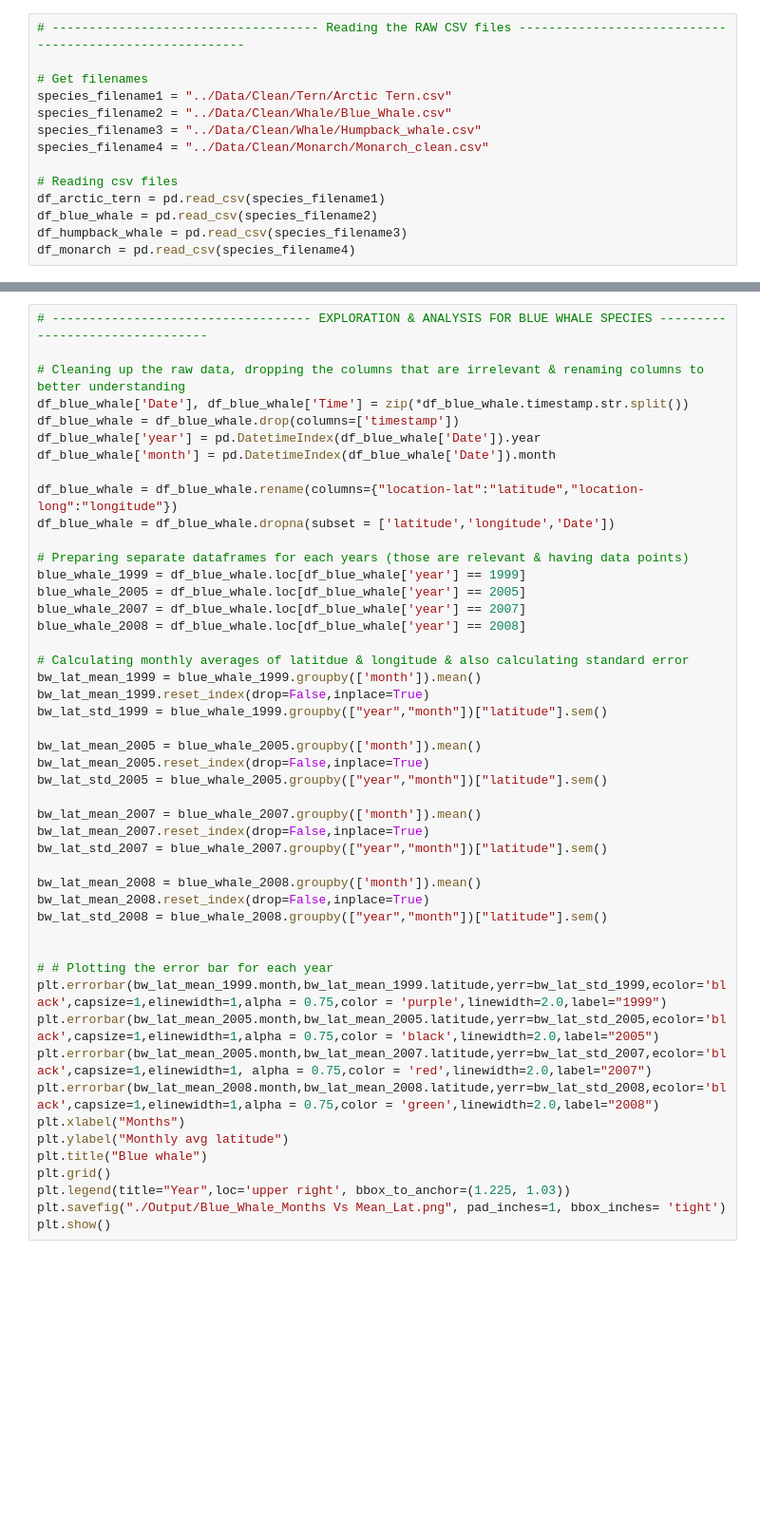
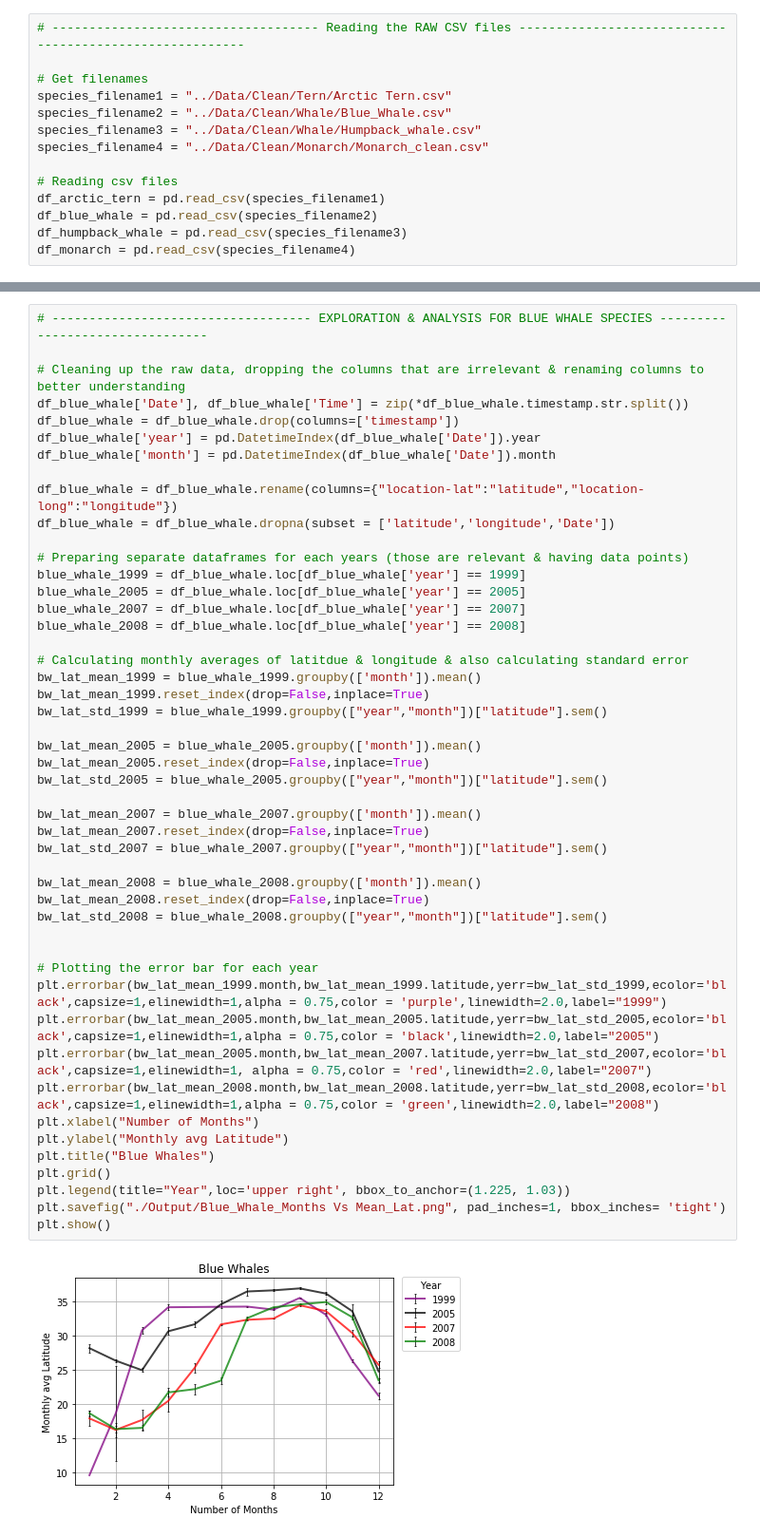
Before and after one commit to trivial-vector/Majick-Migration, a Jupyter notebook: Analysis/majick_migration.ipynb, the cells around one changed output, grey strips where cells are left out. Shown: that part at 95% size. Drawn from its saved outputs; the diff is of its cells as text; blank space fills up the shorter version.

```diff
--- a/Analysis/majick_migration.ipynb
+++ b/Analysis/majick_migration.ipynb
@@ -134,37 +157,39 @@ blue_whale_1999 = df_blue_whale.loc[df_blue_whale['year'] == 1999]
 blue_whale_2005 = df_blue_whale.loc[df_blue_whale['year'] == 2005]
 blue_whale_2007 = df_blue_whale.loc[df_blue_whale['year'] == 2007]
 blue_whale_2008 = df_blue_whale.loc[df_blue_whale['year'] == 2008]
 
 # Calculating monthly averages of latitdue & longitude & also calculating standard error
 bw_lat_mean_1999 = blue_whale_1999.groupby(['month']).mean()
 bw_lat_mean_1999.reset_index(drop=False,inplace=True)
 bw_lat_std_1999 = blue_whale_1999.groupby(["year","month"])["latitude"].sem()
 
 bw_lat_mean_2005 = blue_whale_2005.groupby(['month']).mean()
 bw_lat_mean_2005.reset_index(drop=False,inplace=True)
 bw_lat_std_2005 = blue_whale_2005.groupby(["year","month"])["latitude"].sem()
 
 bw_lat_mean_2007 = blue_whale_2007.groupby(['month']).mean()
 bw_lat_mean_2007.reset_index(drop=False,inplace=True)
 bw_lat_std_2007 = blue_whale_2007.groupby(["year","month"])["latitude"].sem()
 
 bw_lat_mean_2008 = blue_whale_2008.groupby(['month']).mean()
 bw_lat_mean_2008.reset_index(drop=False,inplace=True)
 bw_lat_std_2008 = blue_whale_2008.groupby(["year","month"])["latitude"].sem()
 
 
-# # Plotting the error bar for each year
+# Plotting the error bar for each year
 plt.errorbar(bw_lat_mean_1999.month,bw_lat_mean_1999.latitude,yerr=bw_lat_std_1999,ecolor='black',capsize=1,elinewidth=1,alpha = 0.75,color = 'purple',linewidth=2.0,label="1999")
 plt.errorbar(bw_lat_mean_2005.month,bw_lat_mean_2005.latitude,yerr=bw_lat_std_2005,ecolor='black',capsize=1,elinewidth=1,alpha = 0.75,color = 'black',linewidth=2.0,label="2005")
 plt.errorbar(bw_lat_mean_2005.month,bw_lat_mean_2007.latitude,yerr=bw_lat_std_2007,ecolor='black',capsize=1,elinewidth=1, alpha = 0.75,color = 'red',linewidth=2.0,label="2007")
 plt.errorbar(bw_lat_mean_2008.month,bw_lat_mean_2008.latitude,yerr=bw_lat_std_2008,ecolor='black',capsize=1,elinewidth=1,alpha = 0.75,color = 'green',linewidth=2.0,label="2008")
-plt.xlabel("Months")
-plt.ylabel("Monthly avg latitude")
-plt.title("Blue whale")
+plt.xlabel("Number of Months")
+plt.ylabel("Monthly avg Latitude")
+plt.title("Blue Whales")
 plt.grid()
 plt.legend(title="Year",loc='upper right', bbox_to_anchor=(1.225, 1.03))
 plt.savefig("./Output/Blue_Whale_Months Vs Mean_Lat.png", pad_inches=1, bbox_inches= 'tight')
 plt.show()
+# %% [output]
+[figure, added]
 # %%
 # Plotting the data for Blue whale on gmaps
 fig = gmaps.figure()
```
Also changed, not shown: parts of 6 cells of this notebook, 6 other files.
